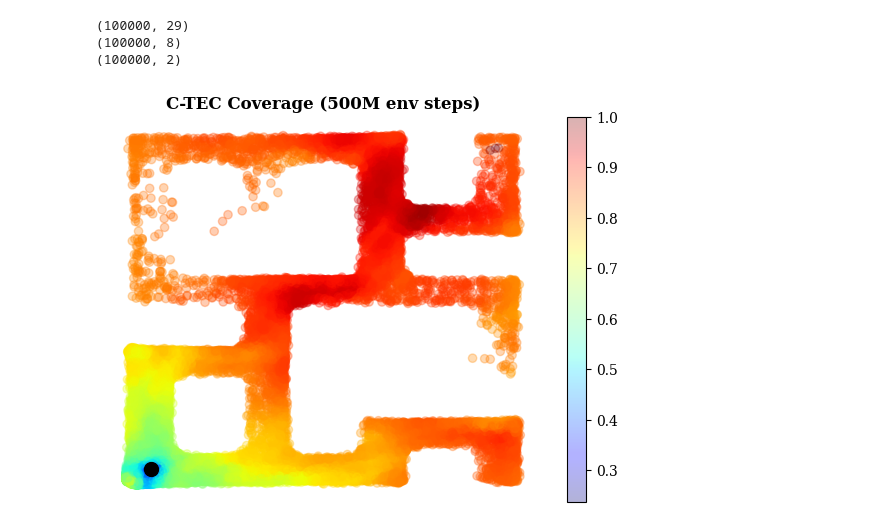
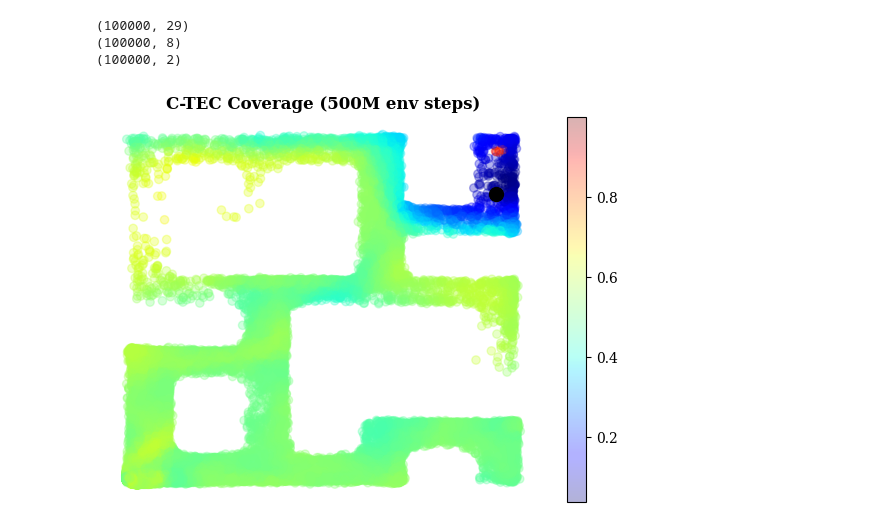
Before and after one commit to FaisalAhmed0/c-tec, a Jupyter notebook: ctec_robotics/maze_crl_reward_visuals.ipynb, the cells around one changed output. Cells and saved outputs as stored; diff of their text form; code cells hidden in the pictures.

Commit message:
added future reward

```diff
--- a/ctec_robotics/maze_crl_reward_visuals.ipynb
+++ b/ctec_robotics/maze_crl_reward_visuals.ipynb
@@ -182,8 +182,8 @@ def crl_reward(contrastive_network, contrastive_params, state, action, future_st
     sm = (similarity_method[args.energy_fn](sa_repr, g_repr))
     # print(jnp.exp(success))
     # print(jnp.exp(success).max())
-    # reward = (-sm) + 5000 * (success)
-    reward = (-sm) * jnp.exp(success)
+    reward = (-sm) + 5000 * (success)
+    # reward = (-sm) * jnp.exp(success/0.5)
     # print((-sm).mean())
     # print(reward.mean())
         # import pdb;pdb.set_trace()
@@ -233,28 +233,29 @@ print(all_states.shape)
 (100000, 2)
 # %%
 
+obs_repeated = obs_repeated.at[:, :2].set(jnp.array([28, 35]))
 crl_rewards = crl_reward(model, params, obs_repeated, action, all_states, args, rng, True)
 # elif "apt" in args.model:
 #     obs_repeated[:,:2]
 #     crl_rewards = apt_reward(model, params, all_states, action, all_states, args, rng, True)
 # plot heatmap of the contrastive rewardf
 rand_indices = jax.random.permutation(rng, jnp.arange(all_states.shape[0]))[:num_states]
 all_states_visual  = all_states[rand_indices, :goal_dim]
 # normalize reward to range [0,1]
 crl_rewards /= crl_rewards.max()
 plt.figure(figsize=(7, 5))
 plt.scatter(all_states_visual[:, 0], all_states_visual[:, 1], c=crl_rewards[rand_indices], cmap="jet", alpha=0.3)
 plt.colorbar()
-plt.scatter(obs[0], obs[1], c="black", s=100)
+plt.scatter(obs_repeated[0, 0], obs_repeated[0, 1], c="black", s=100)
 training_steps = args.num_timesteps//1000000
 title = f"C-TEC Coverage ({training_steps}M env steps)"
 fontSize = 12
 plt.title(title, fontweight='bold', fontsize=fontSize)
 plt.axis('off')
 plt.savefig(f"maze_visuals/{title}.png", dpi=300)
 plt.savefig(f"maze_visuals/{title}.pdf", dpi=300)
 # %% [output]
-[figure, old version]
+[figure, new version]
 # %%
 def plot_coverage(runs_dirs, visited_states_paths):
     lenght = len(visited_states_paths)
```
Also changed, not shown: 3 other files.
